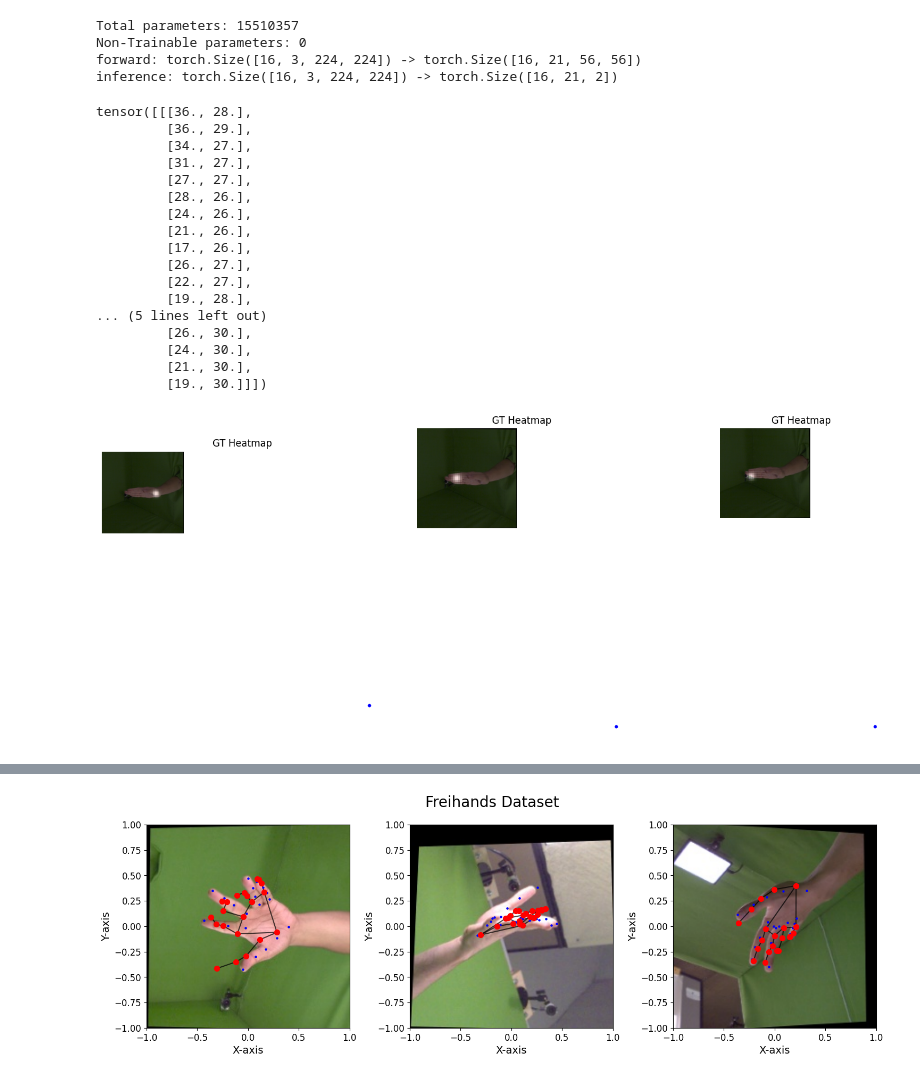
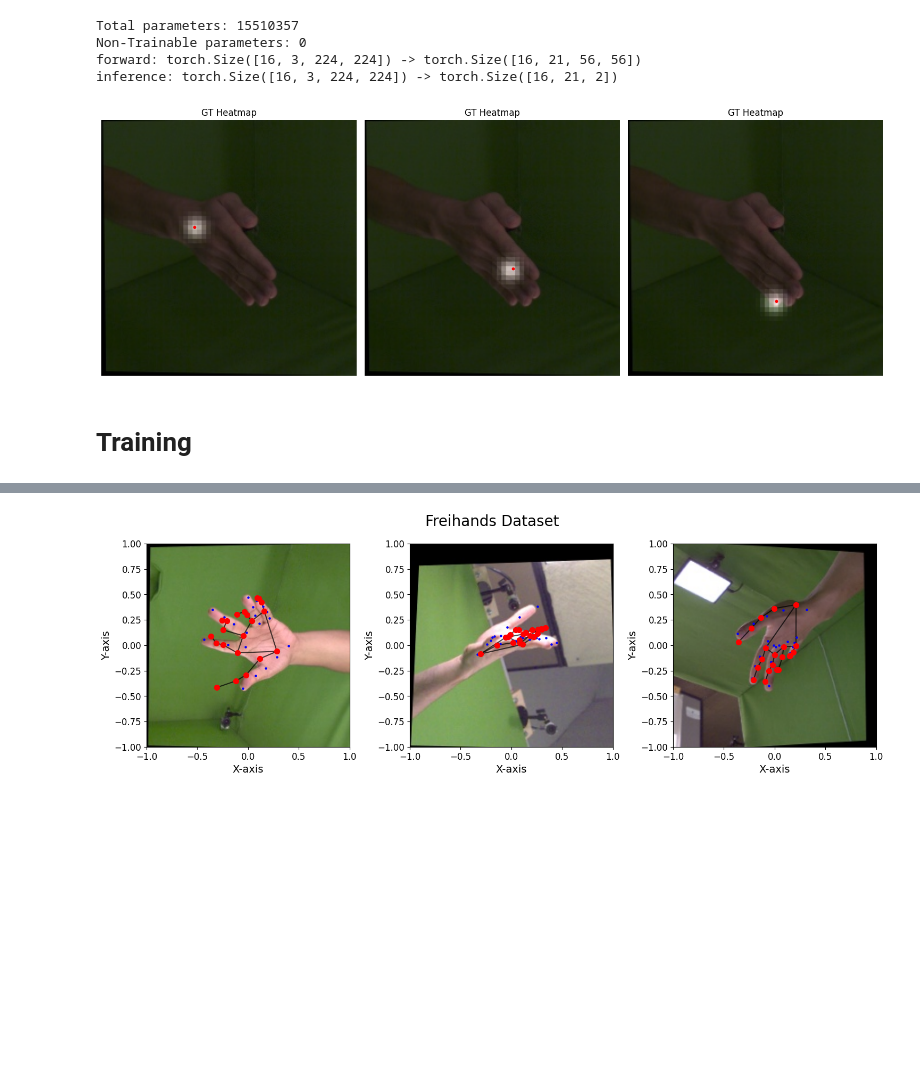
Before and after one commit to dancsomarci/freihand, a Jupyter notebook: freihand-pose-approximation.ipynb, the cells around one changed output, grey strips where cells are left out. Saved outputs shown, nothing was run; the diff lists cells and outputs as text; code cells hidden in the pictures; blank space fills up the shorter version.

```diff
--- a/freihand-pose-approximation.ipynb
+++ b/freihand-pose-approximation.ipynb
@@ -574,7 +575,7 @@ class PoseModel(nn.Module):
         super().__init__()
 
     def compute_keypoints(self, out: torch.Tensor) -> torch.Tensor:
-        """Computes keypoints from the model output.
+        """Computes keypoints from the model output in normalized coordinates space [-1, 1]
 
         Args:
             out (torch.Tensor): Raw output from forward method.
@@ -696,7 +697,7 @@ class HeatmapModel(PoseModel):
             method: "argmax" or "softargmax"
 
         Returns:
-            keypoints: (B, N, 2) tensor with (x, y) coordinates
+            keypoints: (B, N, 2) tensor with (x, y) coordinates, normalized between [-1, 1]
         """
         B, N, H_, W_ = heatmaps.shape
         assert H_ == self.H_ and W_ == self.W_
@@ -776,12 +777,12 @@ class HeatmapLoss(nn.Module):
         self.sigma = 1.5 # sigma for gaussian
         self.loss_type = loss_type
 
-    def _create_target_heatmaps(self, coords, *, height, width):
+    def _create_target_heatmaps(self, norm_coords, *, height, width):
         """
         Create Gaussian heatmaps from normalized coordinates.
 
         Args:
-            coords: (B, N, 2) normalized: [-1, 1]
+            norm_coords: (B, N, 2) normalized: [-1, 1]
             height: of heatmap
             width: of heatmap
 
@@ -789,11 +790,11 @@ class HeatmapLoss(nn.Module):
             target_heatmaps: (B, N, H, W)
         """
         H, W = height, width
-        device = coords.device
+        device = norm_coords.device
 
         # Convert from [-1,1] to pixel coordinates [0, W/H)
         # Note: (-1,-1) → (0,0), (+1,+1) → (W-1,H-1)
-        coords_px = denormalize_coords(coords, height=H, width=W)
+        coords_px = denormalize_coords(norm_coords, height=H, width=W)
 
         # Prepare meshgrid
         y = torch.arange(H, device=device).view(1, 1, H, 1)
@@ -819,7 +820,7 @@ class HeatmapLoss(nn.Module):
             scalar loss (batch mean)
         """
         B, N, H, W = pred_heatmaps.shape
-        target_heatmaps = self._create_target_heatmaps(gt_coords, (H, W))
+        target_heatmaps = self._create_target_heatmaps(gt_coords, height=H, width=W)
 
         if self.loss_type == "mse":
             # Peak normalization for both target and pred heatmaps (gaussians can be arbitrarily large)
@@ -858,8 +859,7 @@ def visualize_heatmaps(
             heatmaps = heatmap_loss._create_target_heatmaps(gt_coords, height=H_, width=W_)
             x, y = argmax_2d(heatmaps)
             coords = torch.stack([x, y], dim=-1)
-            print(coords)
-            normalized_keypoints = normalize_coords(coords, height=H, width=W)
+            normalized_keypoints = normalize_coords(coords, height=H_, width=W_)
         else:
             heatmaps = heatmap_model.forward(image.unsqueeze(0))
             normalized_keypoints = heatmap_model.compute_keypoints(heatmaps)
@@ -873,53 +873,38 @@ def visualize_heatmaps(
         overlay = (1 - alpha) * img_np + alpha * heat_np
         return np.clip(overlay, 0, 1)
 
     num_joints_to_show = 3
     indices = np.linspace(0, gt_coords.shape[1]-1, num_joints_to_show, dtype=int)
     fig, axes = plt.subplots(1, num_joints_to_show, figsize=(15, 6))
     for i, j_idx in enumerate(indices):
         gt_hm = heatmaps[0, j_idx:j_idx+1]  # select appropriate heatmap for keypoint
 
         # Upscale heatmap to image resolution using nearest-neighbor (pixelated)
         gt_hm_up = F.interpolate(gt_hm.unsqueeze(0), size=(IMAGE_SIZE, IMAGE_SIZE), mode="nearest")[0, 0]
         gt_overlay = show_heatmap_overlay(image, gt_hm_up)
         axes[i].imshow(gt_overlay)
 
         # Convert normalized coords [-1,1] to pixel coordinates
         pixel_coords = denormalize_coords(normalized_keypoints, height=IMAGE_SIZE, width=IMAGE_SIZE)
         x_px = pixel_coords[0, j_idx, 0]
         y_px = pixel_coords[0, j_idx, 1]
-        axes[i].scatter(x_px, y_px, c='blue', s=10)
+        axes[i].scatter(x_px, y_px, c='red', s=10)
 
         axes[i].set_title("GT Heatmap")
         axes[i].axis("off")
 
     plt.tight_layout()
     plt.show()
 
 visualize_heatmaps(
     dataset=dataset,
     heatmap_loss=HeatmapLoss(loss_type="kl"),
-    # heatmap_model=HeatmapModel(Backbone("resnet18", heatmap=True), readout="softargmax")
+    # heatmap_model=HeatmapModel(Backbone("resnet18", heatmap=True), readout="argmax")
 )
 # %% [output]
-tensor([[[36., 28.],
-         [36., 29.],
-         [34., 27.],
-         [31., 27.],
-         [27., 27.],
-         [28., 26.],
-         [24., 26.],
-         [21., 26.],
-         [17., 26.],
-         [26., 27.],
-         [22., 27.],
-         [19., 28.],
-... (5 lines left out)
-         [26., 30.],
-         [24., 30.],
-         [21., 30.],
-         [19., 30.]]])
-[figure, old version]
+[figure, new version]
+# %% [markdown]
+# Training
 # %%
 import torch
 
```
Also changed, not shown: parts of 13 cells of this notebook.
